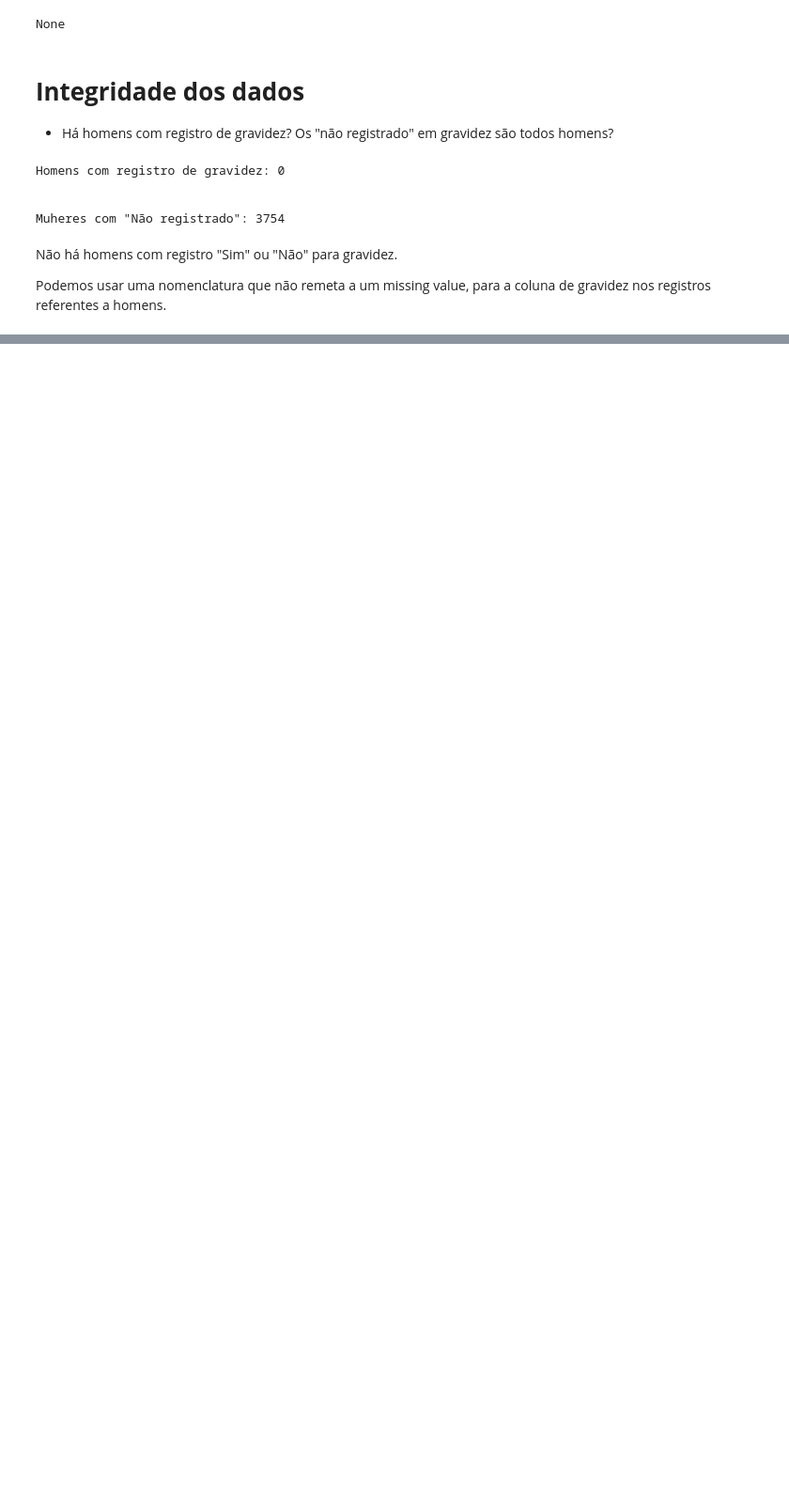
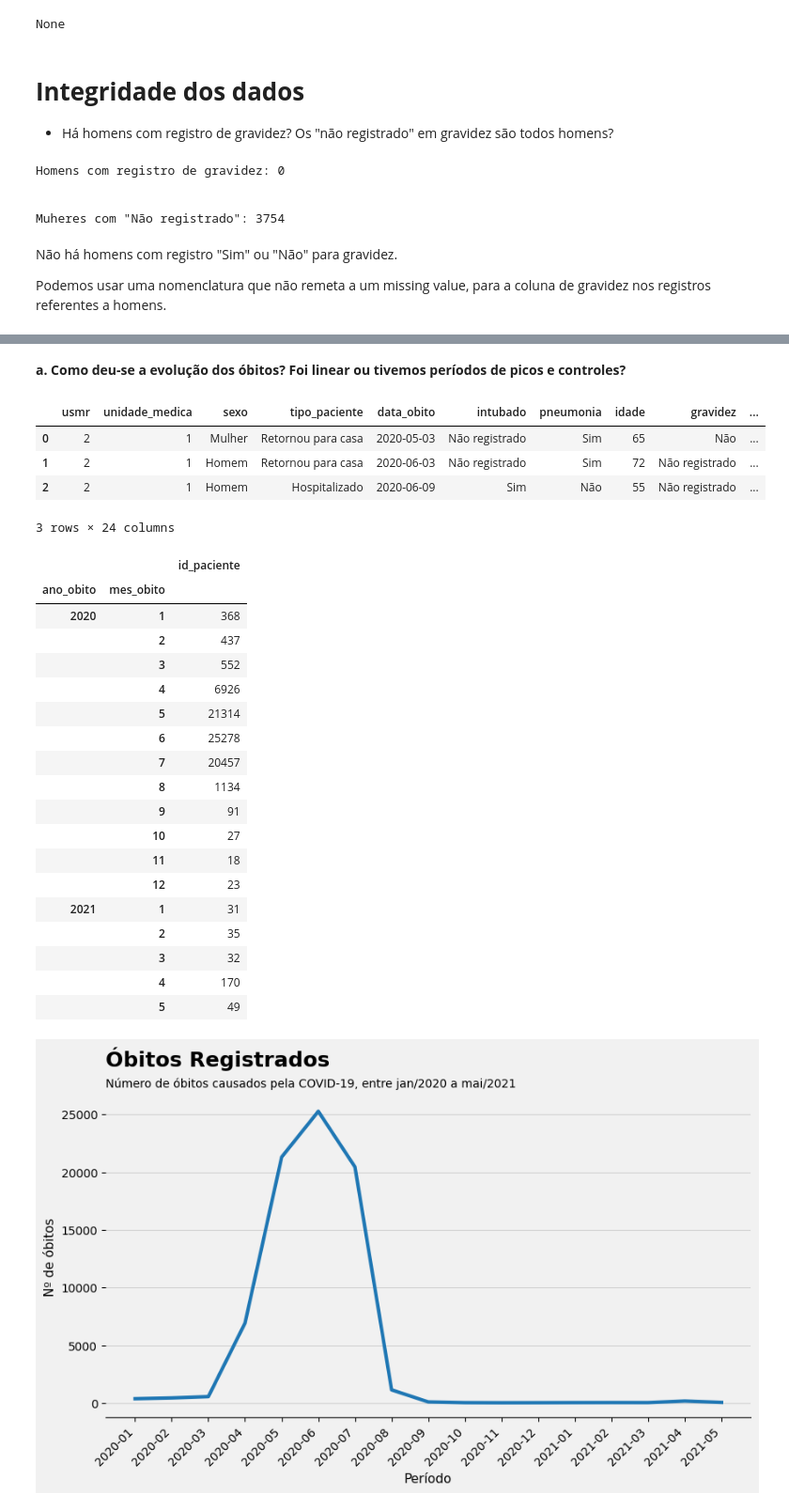
Before and after one commit to lucas-mdsena/python-udemy-module4, a Jupyter notebook: modulo_4.ipynb, the cells around one changed output, grey strips where cells are left out. Shown at 94% size. Saved outputs shown, nothing was run; the diff lists cells and outputs as text; code cells hidden in the pictures; blank space fills up the shorter version.

```diff
--- a/modulo_4.ipynb
+++ b/modulo_4.ipynb
@@ -87,6 +87,9 @@ df['data_obito'] = df['data_obito'].replace(datas)
 # Tipagem de dados
 df['data_obito'] = pd.to_datetime(df['data_obito'], format='%d/%m/%Y')
 
+# Criando uma coluna de ID
+df['id_paciente'] = df.index.astype(str) + '_' + df['sexo']
+
 
 display(df.head(5))
 display(df.info())
@@ -149,0 +155,70 @@ categoria_gravidez = {
+# %% [markdown]
+**a. Como deu-se a evolução dos óbitos? Foi linear ou tivemos períodos de picos e controles?**
+# %%
+df['ano_obito'] = df['data_obito'].dt.year
+df['mes_obito'] = df['data_obito'].dt.month
+display(df.head(3))
+
+mask_data = df['data_obito'] != '1900-01-01'
+grupo_evo_obt = df[['id_paciente', 'ano_obito', 'mes_obito']][mask_data].groupby(by=['ano_obito', 'mes_obito']).count()
+display(grupo_evo_obt)
+
+import matplotlib.pyplot as plt
+
+# Reseta os índices para garantir a ordem temporal (o gráfico não plota sem isso)
+grupo_evo_obt = grupo_evo_obt.reset_index()
+
+# A função zip agrupa cada posição das colunas ano_obito e mes_obito em um par. Cada ano e mês é inserido em um posição da lista, resultando em uma lista ano-mes
+periodo = [f"{ano}-{mes:02d}" for ano, mes in zip(grupo_evo_obt['ano_obito'], grupo_evo_obt['mes_obito'])]
+
+# Criação do gráfico
+fig, ax = plt.subplots(figsize=(10,5), facecolor='#F1F1F1')
+
+ax.plot(periodo, grupo_evo_obt['id_paciente'], linewidth=3)
+
+ax.set_title('Óbitos Registrados\n', loc='left', fontweight='bold', fontsize=18)
+ax.set_facecolor('#F1F1F1')
+
+ax.text(0,1.03,'Número de óbitos causados pela COVID-19, entre jan/2020 a mai/2021',transform=ax.transAxes)
+
+ax.set_xlabel('Período', fontsize=11)
+ax.set_ylabel('Nº de óbitos', fontsize=11)
+
+ax.spines['top'].set_visible(False)
+ax.spines['left'].set_visible(False)
+ax.spines['right'].set_visible(False)
+
+ax.grid(axis='y', color='lightgrey')
+
+# Rotaciona as labels do eixo X
+plt.xticks(rotation=45, ha='right')
+
+# ax.set_xticks(rotation=45, ha='right') - Não funciona
+
+plt.show()
+# %% [output]
+|  | usmr | unidade_medica | sexo | tipo_paciente | data_obito | intubado | pneumonia | idade | gravidez | ... |
+| 0 | 2 | 1 | Mulher | Retornou para casa | 2020-05-03 | Não registrado | Sim | 65 | Não | ... |
+| 1 | 2 | 1 | Homem | Retornou para casa | 2020-06-03 | Não registrado | Sim | 72 | Não registrado | ... |
+| 2 | 2 | 1 | Homem | Hospitalizado | 2020-06-09 | Sim | Não | 55 | Não registrado | ... |
+3 rows × 24 columns
+|  |  | id_paciente |
+| ano_obito | mes_obito |  |
+| 2020 | 1 | 368 |
+|  | 2 | 437 |
+|  | 3 | 552 |
+|  | 4 | 6926 |
+|  | 5 | 21314 |
+|  | 6 | 25278 |
+|  | 7 | 20457 |
+|  | 8 | 1134 |
+|  | 9 | 91 |
+|  | 10 | 27 |
+|  | 11 | 18 |
+|  | 12 | 23 |
+| 2021 | 1 | 31 |
+|  | 2 | 35 |
+|  | 3 | 32 |
+|  | 4 | 170 |
+|  | 5 | 49 |
+[figure, added]
```
Also changed, not shown: parts of 2 cells of this notebook.
